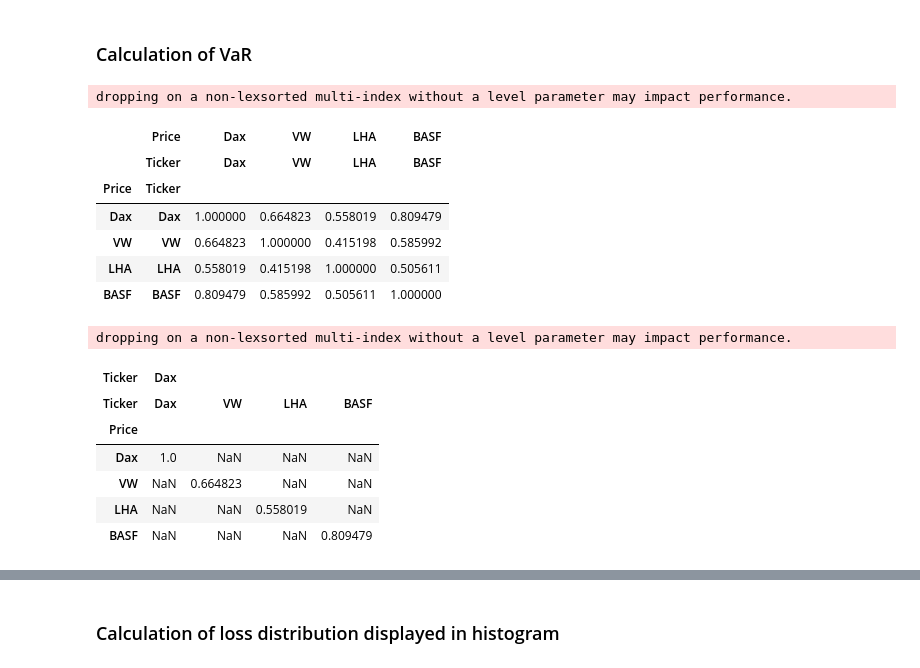
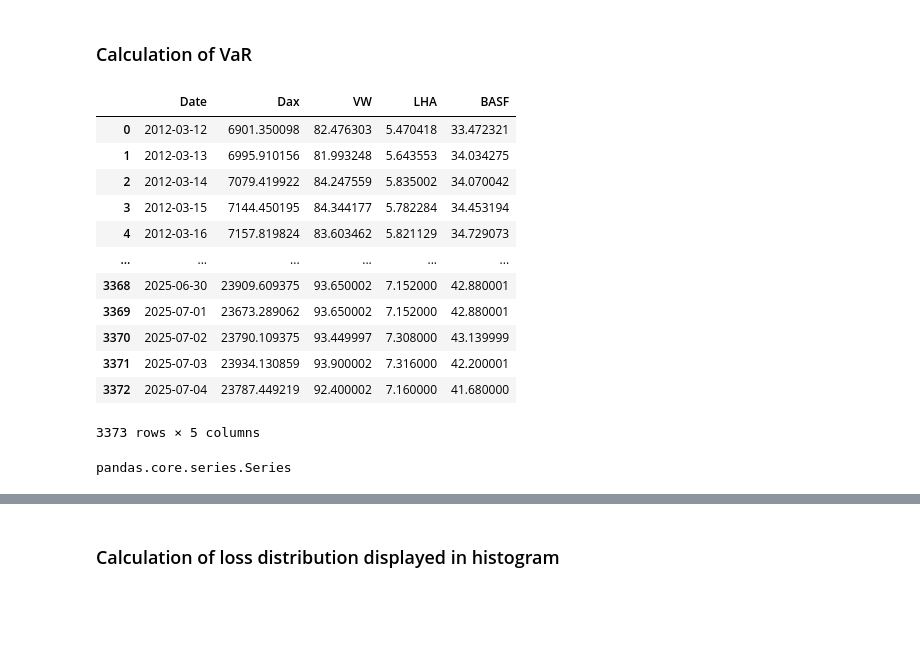
Before and after one commit to RIVACON/RiVaPy, a Jupyter notebook: notebooks/credit/credit_metrics_neu.ipynb, the cells around one changed output, grey strips where cells are left out. Drawn from its saved outputs; the diff is of its cells as text; code cells hidden in the pictures; blank space fills up the shorter version.

Commit message:
df_ticker formatiert

```diff
--- a/notebooks/credit/credit_metrics_neu.ipynb
+++ b/notebooks/credit/credit_metrics_neu.ipynb
@@ -350,38 +349,29 @@ def get_portfolio_ES(n_issuer, n_simulation, transition_matrix, position_data, r
     return(expectedShortfall)
 # %% [markdown]
 ### Calculation of VaR
-# %%
-stockData = df_ticker
-returns = pd.DataFrame()
-if 'Date' in stockData.columns:
-    stockData = stockData.drop(['Date'], axis=1)
-    returns = stockData.pct_change()
-    returns = returns.drop(0, axis=0)  # Drop the first row with NaN values after pct_change
-correlation_mat = returns.corr()
-correlation_mat
-# corr_pairs = correlation_mat.unstack()['Dax']
-# corr_pairs
-# %% [output]
-dropping on a non-lexsorted multi-index without a level parameter may impact performance.
-|  | Price | Dax | VW | LHA | BASF |
-|  | Ticker | Dax | VW | LHA | BASF |
-| Price | Ticker |  |  |  |  |
-| Dax | Dax | 1.000000 | 0.664823 | 0.558019 | 0.809479 |
-| VW | VW | 0.664823 | 1.000000 | 0.415198 | 0.585992 |
-| LHA | LHA | 0.558019 | 0.415198 | 1.000000 | 0.505611 |
-| BASF | BASF | 0.809479 | 0.585992 | 0.505611 | 1.000000 |
-# %%
-positions_adj.loc[6, 'IssuerName']
-get_correlation(df_ticker)
-# %% [output]
-dropping on a non-lexsorted multi-index without a level parameter may impact performance.
-| Ticker | Dax |  |  |  |
-| Ticker | Dax | VW | LHA | BASF |
-| Price |  |  |  |  |
-| Dax | 1.0 | NaN | NaN | NaN |
-| VW | NaN | 0.664823 | NaN | NaN |
-| LHA | NaN | NaN | 0.558019 | NaN |
-| BASF | NaN | NaN | NaN | 0.809479 |
+# %%
+df_ticker = df_ticker.set_axis(['Date', 'Dax', 'VW', 'LHA', 'BASF'], axis=1)
+df_ticker
+# %% [output]
+|  | Date | Dax | VW | LHA | BASF |
+| 0 | 2012-03-12 | 6901.350098 | 82.476303 | 5.470418 | 33.472321 |
+| 1 | 2012-03-13 | 6995.910156 | 81.993248 | 5.643553 | 34.034275 |
+| 2 | 2012-03-14 | 7079.419922 | 84.247559 | 5.835002 | 34.070042 |
+| 3 | 2012-03-15 | 7144.450195 | 84.344177 | 5.782284 | 34.453194 |
+| 4 | 2012-03-16 | 7157.819824 | 83.603462 | 5.821129 | 34.729073 |
+| ... | ... | ... | ... | ... | ... |
+| 3368 | 2025-06-30 | 23909.609375 | 93.650002 | 7.152000 | 42.880001 |
+| 3369 | 2025-07-01 | 23673.289062 | 93.650002 | 7.152000 | 42.880001 |
+| 3370 | 2025-07-02 | 23790.109375 | 93.449997 | 7.308000 | 43.139999 |
+| 3371 | 2025-07-03 | 23934.130859 | 93.900002 | 7.316000 | 42.200001 |
+| 3372 | 2025-07-04 | 23787.449219 | 92.400002 | 7.160000 | 41.680000 |
+3373 rows × 5 columns
+# %%
+
+df = get_correlation(df_ticker)  # Entfernt den Index, falls er nicht benötigt wird
+type(df) # Entfernt den Index, falls er nicht benötigt wird
+# %% [output]
+pandas.core.series.Series
 # %%
 df_ticker
 # %% [output]
```
Also changed, not shown: parts of 7 cells of this notebook.
